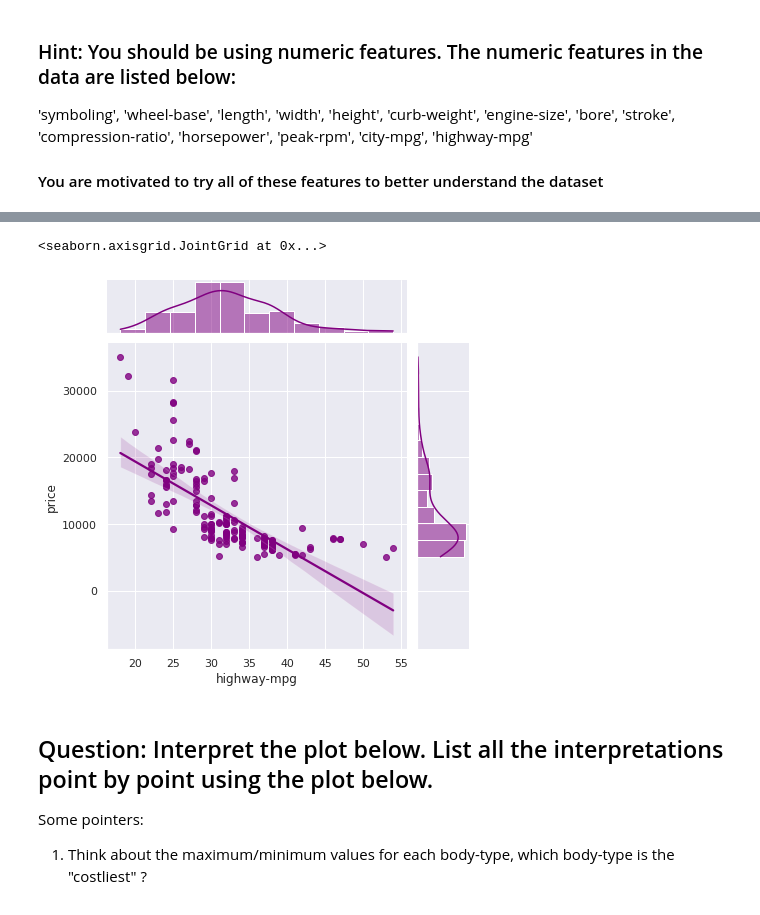
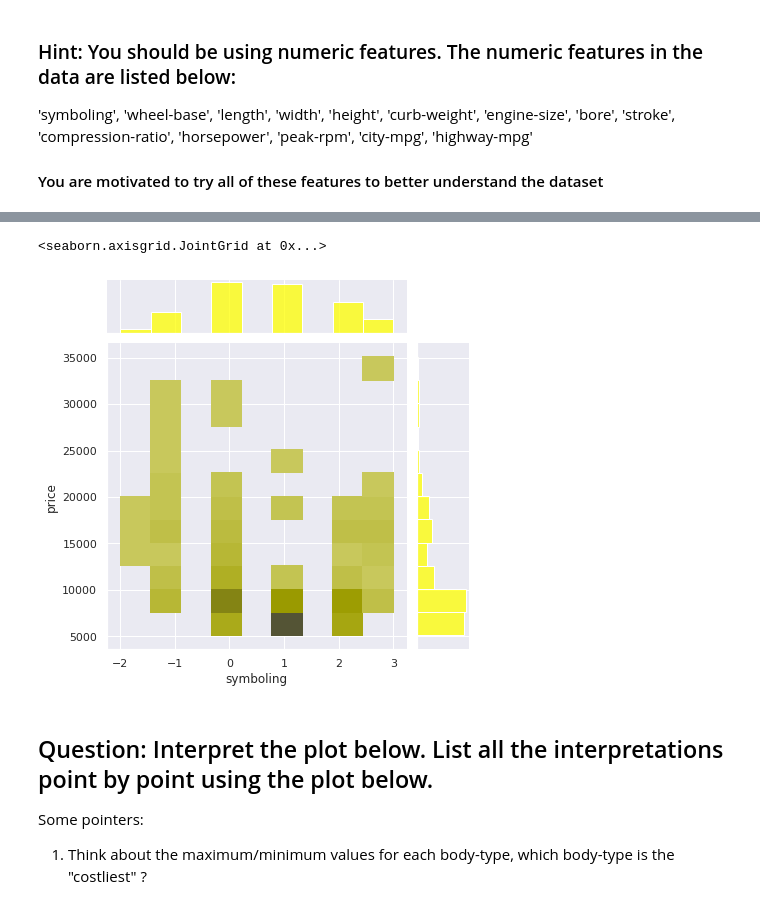
Before and after one commit to Siri2406/FMML-COURSE-ASSIGNMENTSS-thi, a Jupyter notebook: Mod2_Lab1.ipynb, the cells around one changed output, grey strips where cells are left out. Saved outputs shown, nothing was run; the diff lists cells and outputs as text; code cells hidden in the pictures.

```diff
--- a/Mod2_Lab1.ipynb
+++ b/Mod2_Lab1.ipynb
@@ -161,16 +194,17 @@ An example is shown below, with "highway-mpg" where MPG is miles per gallon.
 # %%
-############################
 ### CHANGE THE CODE HERE ###
 
-feature = "highway-mpg"
+
+
+feature = "symboling"
 
 ############################
 
 
-sns.jointplot(x=pd.to_numeric(X[feature]), y = y, kind="reg", color = 'purple')
+sns.jointplot(x=pd.to_numeric(X[feature]), y = y, kind="hist", color = 'yellow')
 # %% [output]
 <seaborn.axisgrid.JointGrid at 0x...>
-[figure, old version]
+[figure, new version]
 # %% [markdown]
 ## Question: Interpret the plot below. List all the interpretations point by point using the plot below.
 
```
Also changed, not shown: parts of 8 cells of this notebook.
